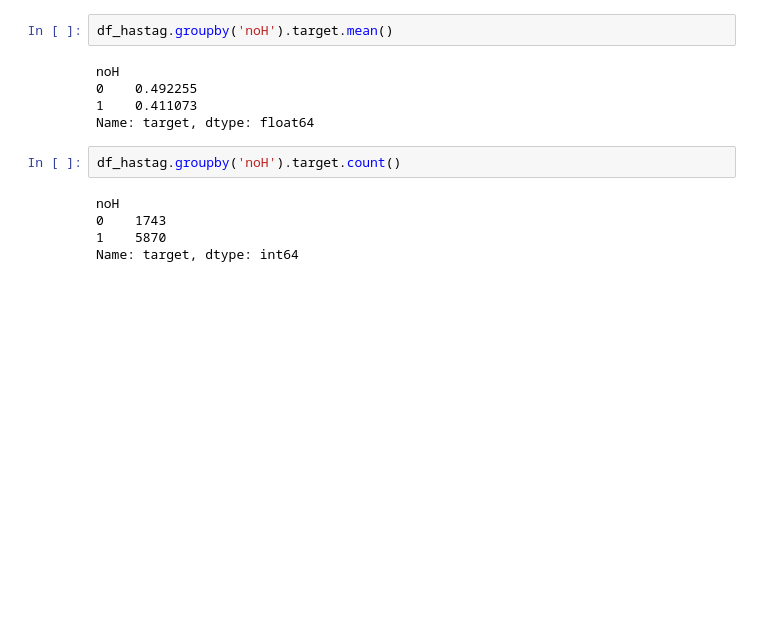
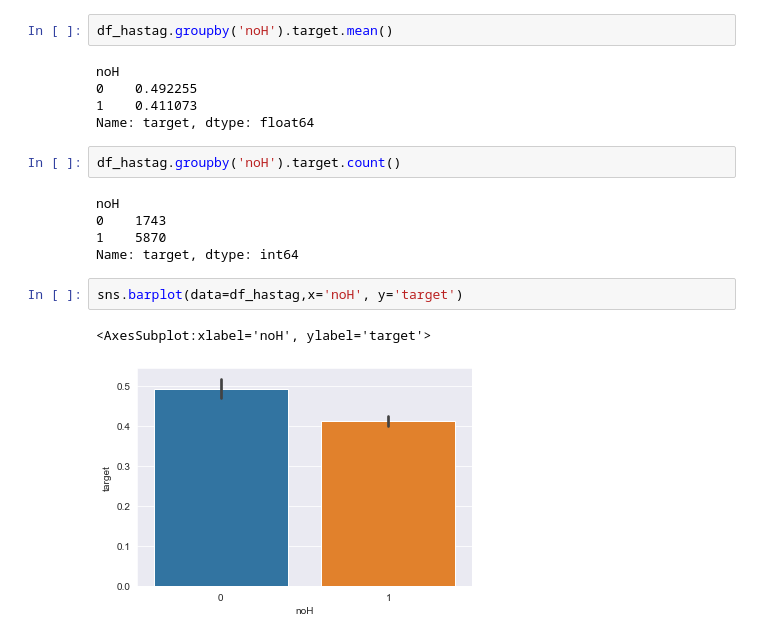
Before and after one commit to manuteou/NLP-Deeplearning, a Jupyter notebook: Preprocess.ipynb, the cells around one changed output. Drawn from its saved outputs; the diff is of its cells as text; blank space fills up the shorter version.

```diff
--- a/Preprocess.ipynb
+++ b/Preprocess.ipynb
@@ -288,3 +359,8 @@ noH
 0    1743
 1    5870
 Name: target, dtype: int64
+# %%
+sns.barplot(data=df_hastag,x='noH', y='target')
+# %% [output]
+<AxesSubplot:xlabel='noH', ylabel='target'>
+[figure, added]
```
Also changed, not shown: parts of 15 cells of this notebook, 1 other file.
